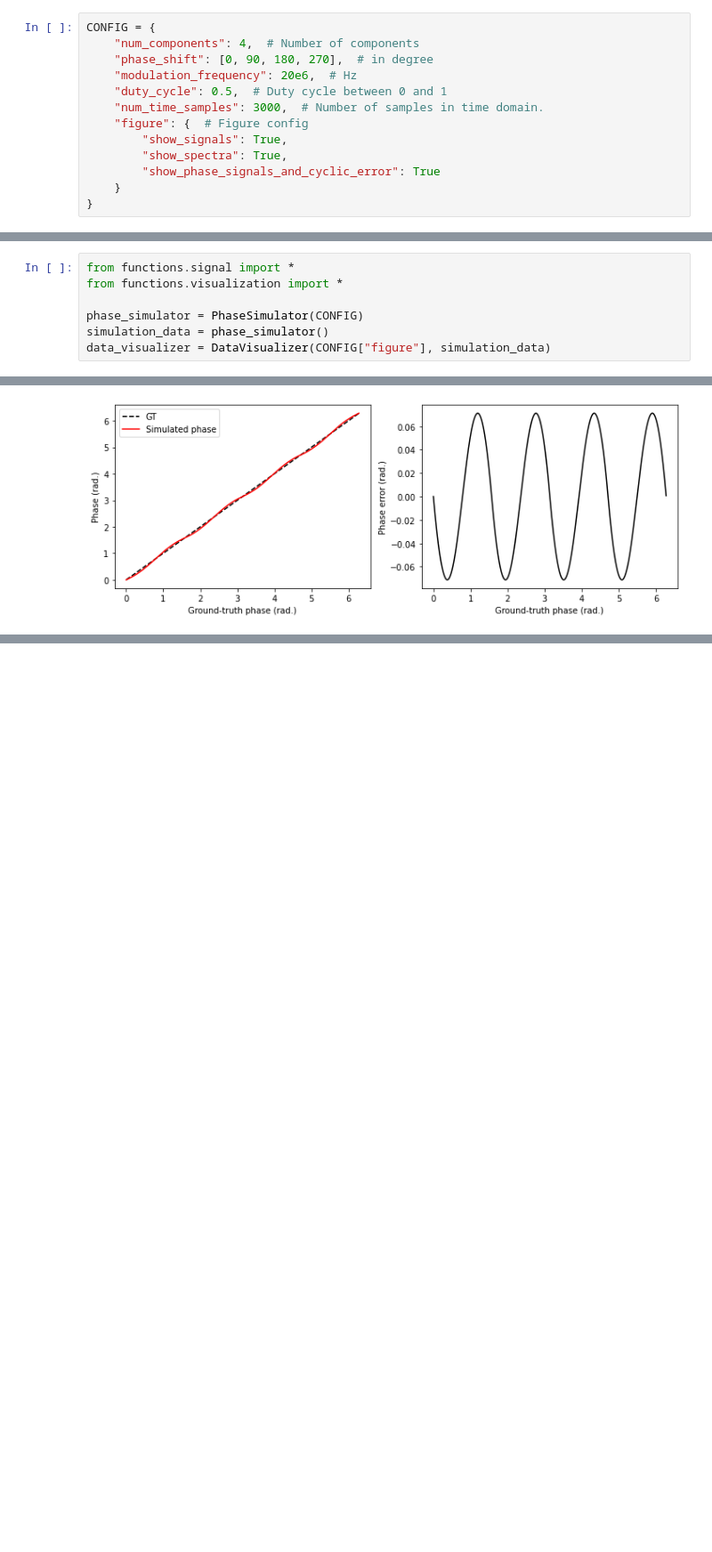
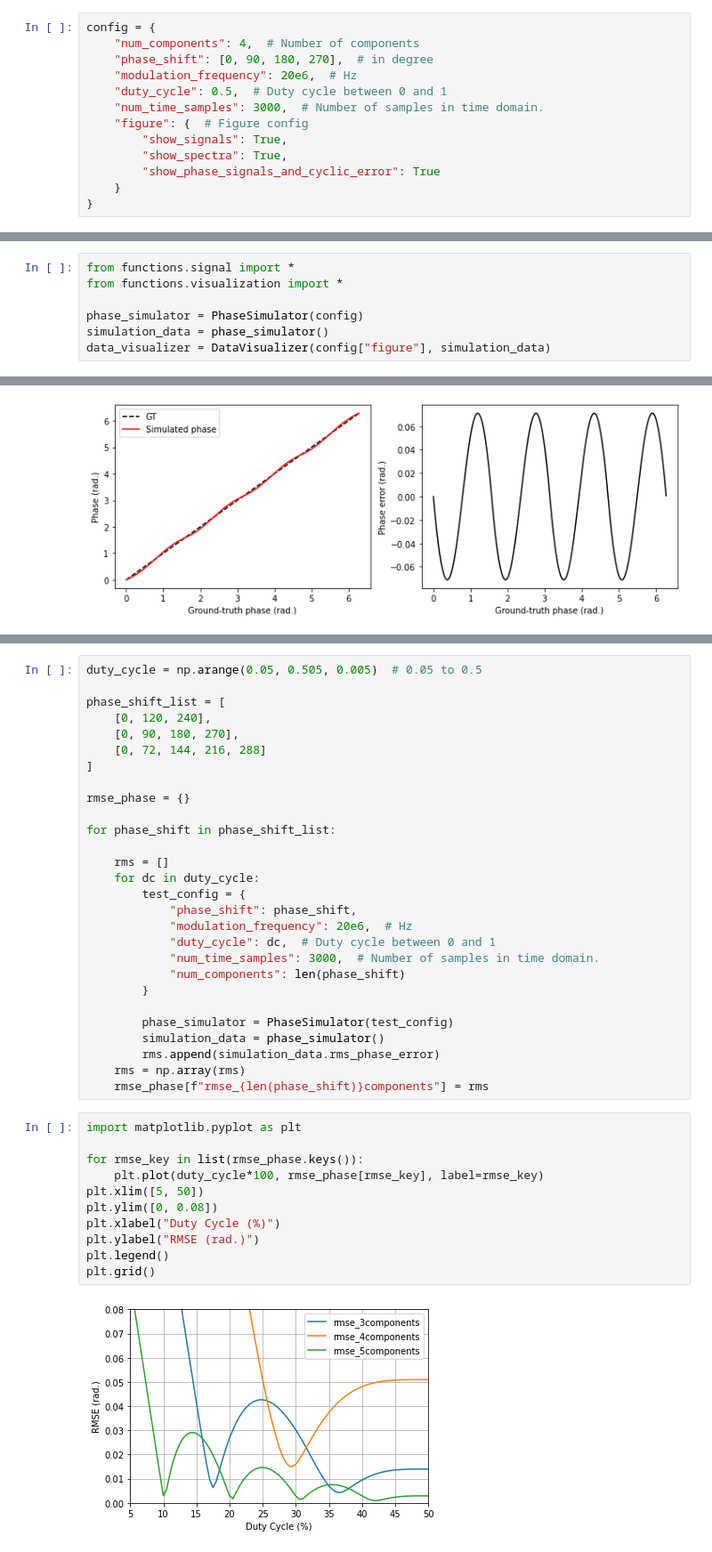
Before and after one commit to ksonod/itof_cyclic_error_simulator, a Jupyter notebook: main_notebook.ipynb, the cells around one changed output, grey strips where cells are left out. Shown: that part at 89% size. Saved outputs shown, nothing was run; the diff lists cells and outputs as text; blank space fills up the shorter version.

```diff
--- a/main_notebook.ipynb
+++ b/main_notebook.ipynb
@@ -7,7 +11,7 @@ In this notebook, wiggling error (cyclic error) of phase that can be obtained wi
 # %% [markdown]
 Some simulation parameters can be set in CONFIG.
 # %%
-CONFIG = {
+config = {
     "num_components": 4,  # Number of components
     "phase_shift": [0, 90, 180, 270],  # in degree
     "modulation_frequency": 20e6,  # Hz
@@ -25,9 +27,9 @@ CONFIG = {
 from functions.signal import *
 from functions.visualization import *
 
-phase_simulator = PhaseSimulator(CONFIG)
+phase_simulator = PhaseSimulator(config)
 simulation_data = phase_simulator()
-data_visualizer = DataVisualizer(CONFIG["figure"], simulation_data)
+data_visualizer = DataVisualizer(config["figure"], simulation_data)
 # %% [markdown]
 First, sensor demodulation signal, source modulation signal (illumination signal), and their correlation signal are visualized.
 # %%
@@ -48,0 +55,41 @@ data_visualizer.show_phase_signals_and_cyclic_error(simulation_data)
+# %%
+duty_cycle = np.arange(0.05, 0.505, 0.005)  # 0.05 to 0.5
+
+phase_shift_list = [
+    [0, 120, 240],
+    [0, 90, 180, 270],
+    [0, 72, 144, 216, 288]
+]
+
+rmse_phase = {}
+
+for phase_shift in phase_shift_list:
+
+    rms = []
+    for dc in duty_cycle:
+        test_config = {
+            "phase_shift": phase_shift,
+            "modulation_frequency": 20e6,  # Hz
+            "duty_cycle": dc,  # Duty cycle between 0 and 1
+            "num_time_samples": 3000,  # Number of samples in time domain.
+            "num_components": len(phase_shift)
+        }
+
+        phase_simulator = PhaseSimulator(test_config)
+        simulation_data = phase_simulator()
+        rms.append(simulation_data.rms_phase_error)
+    rms = np.array(rms)
+    rmse_phase[f"rmse_{len(phase_shift)}components"] = rms
+# %%
+import matplotlib.pyplot as plt
+
+for rmse_key in list(rmse_phase.keys()):
+    plt.plot(duty_cycle*100, rmse_phase[rmse_key], label=rmse_key)
+plt.xlim([5, 50])
+plt.ylim([0, 0.08])
+plt.xlabel("Duty Cycle (%)")
+plt.ylabel("RMSE (rad.)")
+plt.legend()
+plt.grid()
+# %% [output]
+[figure, added]
```
Also changed, not shown: parts of 14 cells of this notebook, 3 other files.
